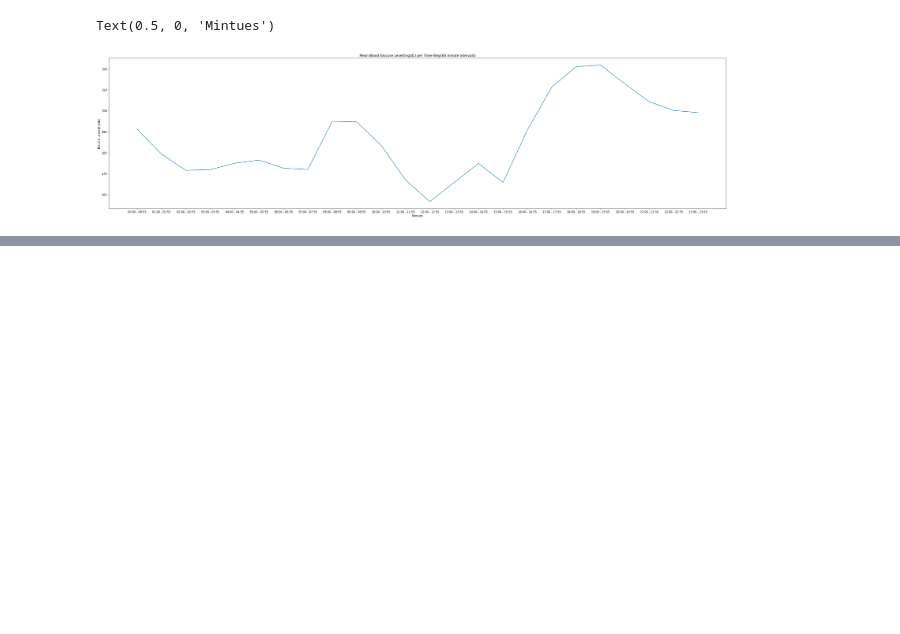
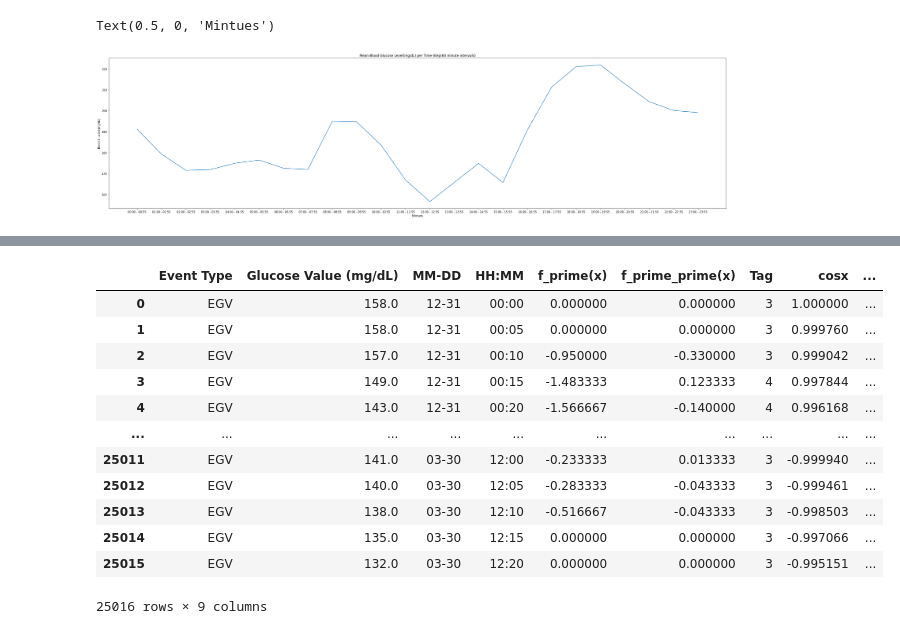
Before and after one commit to vineet-belur/4022-Project, a Jupyter notebook: 4022_prelim_analysis.ipynb, the cells around one changed output, grey strips where cells are left out. Cells and saved outputs as stored; diff of their text form; code cells hidden in the pictures; blank space fills up the shorter version.

```diff
--- a/4022_prelim_analysis.ipynb
+++ b/4022_prelim_analysis.ipynb
@@ -249,0 +231,20 @@ rows = dfA.iloc[z[1][0]]
+# %%
+#lets split our data into 6 chunks. Increasing quickly, increasing rapidly, decreasing quickly, decreasing rapidly
+#constant decreasing(within -0.5 stdev), constant increasing(within 0.5 stdev)
+def split(v, s=stdevs[1]):
+    if v > 2*s: #2stdevs on the right
+        return 0
+    elif v > s: #one stdev on the right
+        return 1
+    elif v > 0: #within one stdev on right
+        return 2
+    elif v > -s: #within one stdev on left.
+        return 3
+    elif v > -2*s: #1-2 stdev on left
+        return 4
+    else: #2 stdev on right
+        return 5
+#this is essentially 1he. The distance metric here makes some sort of logical sense as long as we use
+#normalized values of blood glucose & first derivative to predict(i.e it will prefer to choose points of the same
+#label over other metrics as the distance is prioritized)
+dfA['Tag'] = dfA.iloc[:,4].apply(lambda x: split(x))
@@ -249,0 +271,26 @@ rows = dfA.iloc[z[1][0]]
+# %%
+def center(v):
+    z = int(v[0:2])*60 + int(v[3:])
+    x = 2 * np.pi * z / 1435 # 1435 -> 23:55
+    cosx = np.cos(x)
+    sinx = np.sin(x)
+    return cosx, sinx
+
+x= dfA.loc[:,'HH:MM'].apply(lambda x: np.array(center(x)))
+dfA[['cosx', 'sinx']] = pd.DataFrame(x.to_list(),index=dfA.index)
+# %%
+dfA
+# %% [output]
+|  | Event Type | Glucose Value (mg/dL) | MM-DD | HH:MM | f_prime(x) | f_prime_prime(x) | Tag | cosx | ... |
+| 0 | EGV | 158.0 | 12-31 | 00:00 | 0.000000 | 0.000000 | 3 | 1.000000 | ... |
+| 1 | EGV | 158.0 | 12-31 | 00:05 | 0.000000 | 0.000000 | 3 | 0.999760 | ... |
+| 2 | EGV | 157.0 | 12-31 | 00:10 | -0.950000 | -0.330000 | 3 | 0.999042 | ... |
+| 3 | EGV | 149.0 | 12-31 | 00:15 | -1.483333 | 0.123333 | 4 | 0.997844 | ... |
+| 4 | EGV | 143.0 | 12-31 | 00:20 | -1.566667 | -0.140000 | 4 | 0.996168 | ... |
+| ... | ... | ... | ... | ... | ... | ... | ... | ... | ... |
+| 25011 | EGV | 141.0 | 03-30 | 12:00 | -0.233333 | 0.013333 | 3 | -0.999940 | ... |
+| 25012 | EGV | 140.0 | 03-30 | 12:05 | -0.283333 | -0.043333 | 3 | -0.999461 | ... |
+| 25013 | EGV | 138.0 | 03-30 | 12:10 | -0.516667 | -0.043333 | 3 | -0.998503 | ... |
+| 25014 | EGV | 135.0 | 03-30 | 12:15 | 0.000000 | 0.000000 | 3 | -0.997066 | ... |
+| 25015 | EGV | 132.0 | 03-30 | 12:20 | 0.000000 | 0.000000 | 3 | -0.995151 | ... |
+25016 rows × 9 columns
```
Also changed, not shown: parts of 15 cells of this notebook.
